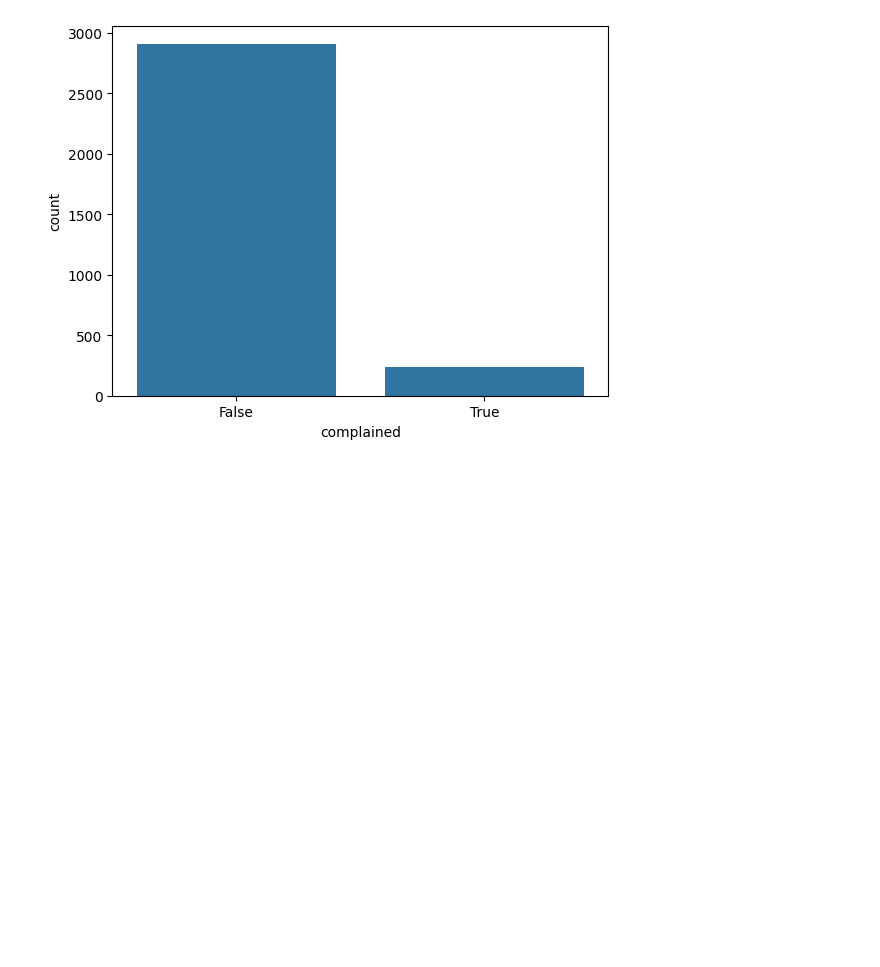
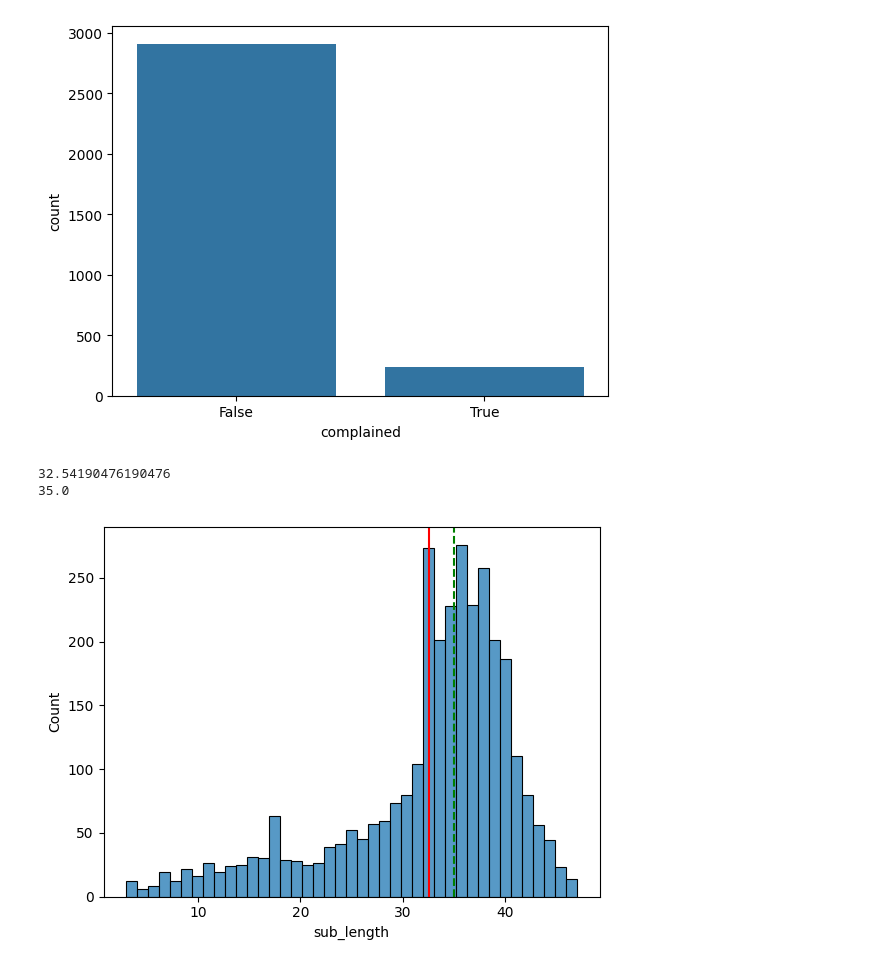
Before and after one commit to mlcuadra1/Churn-Risk-EDA, a Jupyter notebook: notebooks/Script 2 - EDA.ipynb, the cells around one changed output. Saved outputs shown, nothing was run; the diff lists cells and outputs as text; code cells hidden in the pictures; blank space fills up the shorter version.

```diff
--- a/notebooks/Script 2 - EDA.ipynb
+++ b/notebooks/Script 2 - EDA.ipynb
@@ -123,4 +134,15 @@ sns.countplot(x='complained', data=df)
 # %% [output]
 <Axes: xlabel='complained', ylabel='count'>
 [figure]
+# %%
+sns.histplot(x='sub_length', data=df)
+
+draw_mean_median(df['sub_length'])
+
+print(np.mean(df['sub_length']))
+print(np.median(df['sub_length']))
+# %% [output]
+32.54190476190476
+35.0
+[figure, added]
 # %%
```
Also changed, not shown: parts of 4 cells of this notebook.
